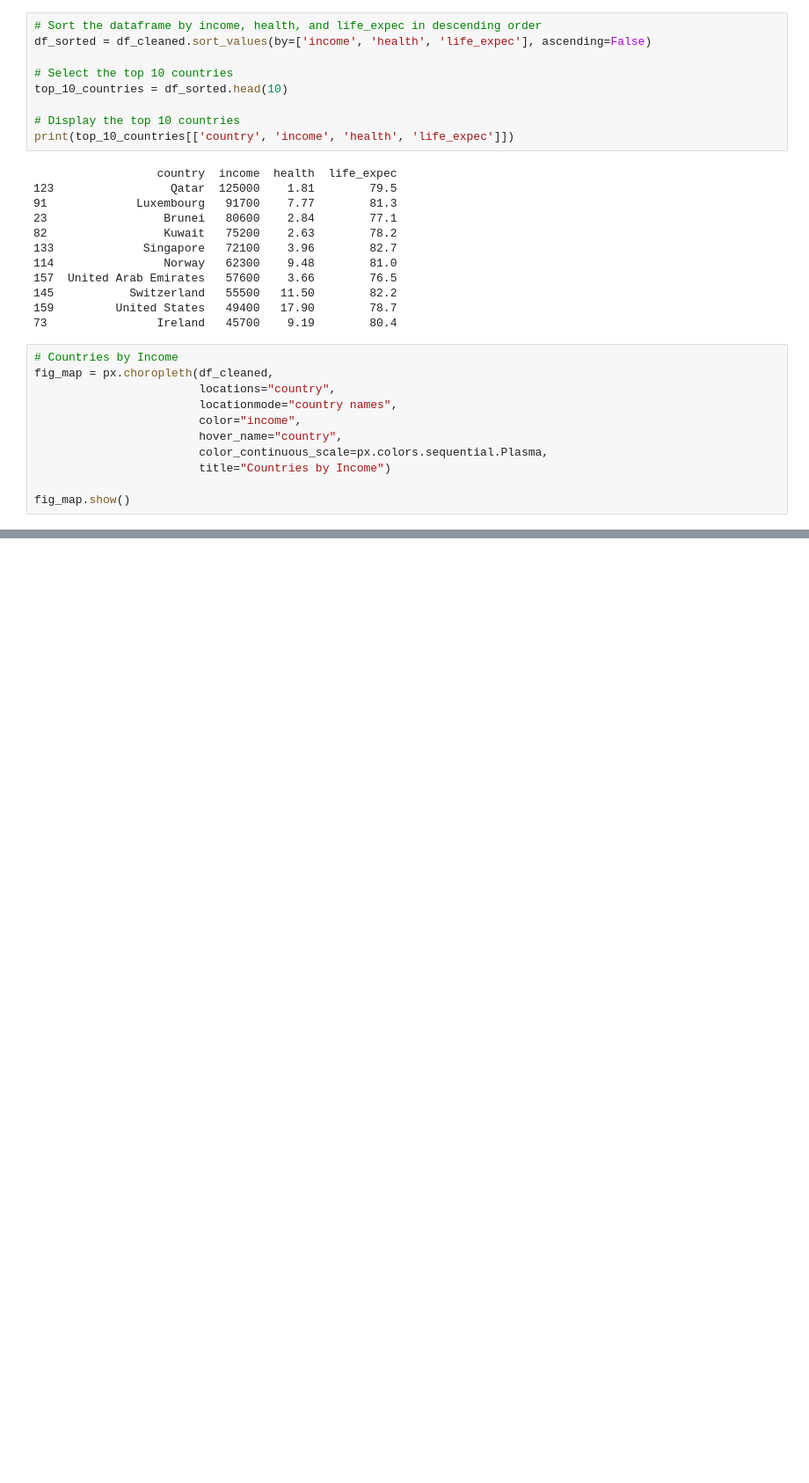
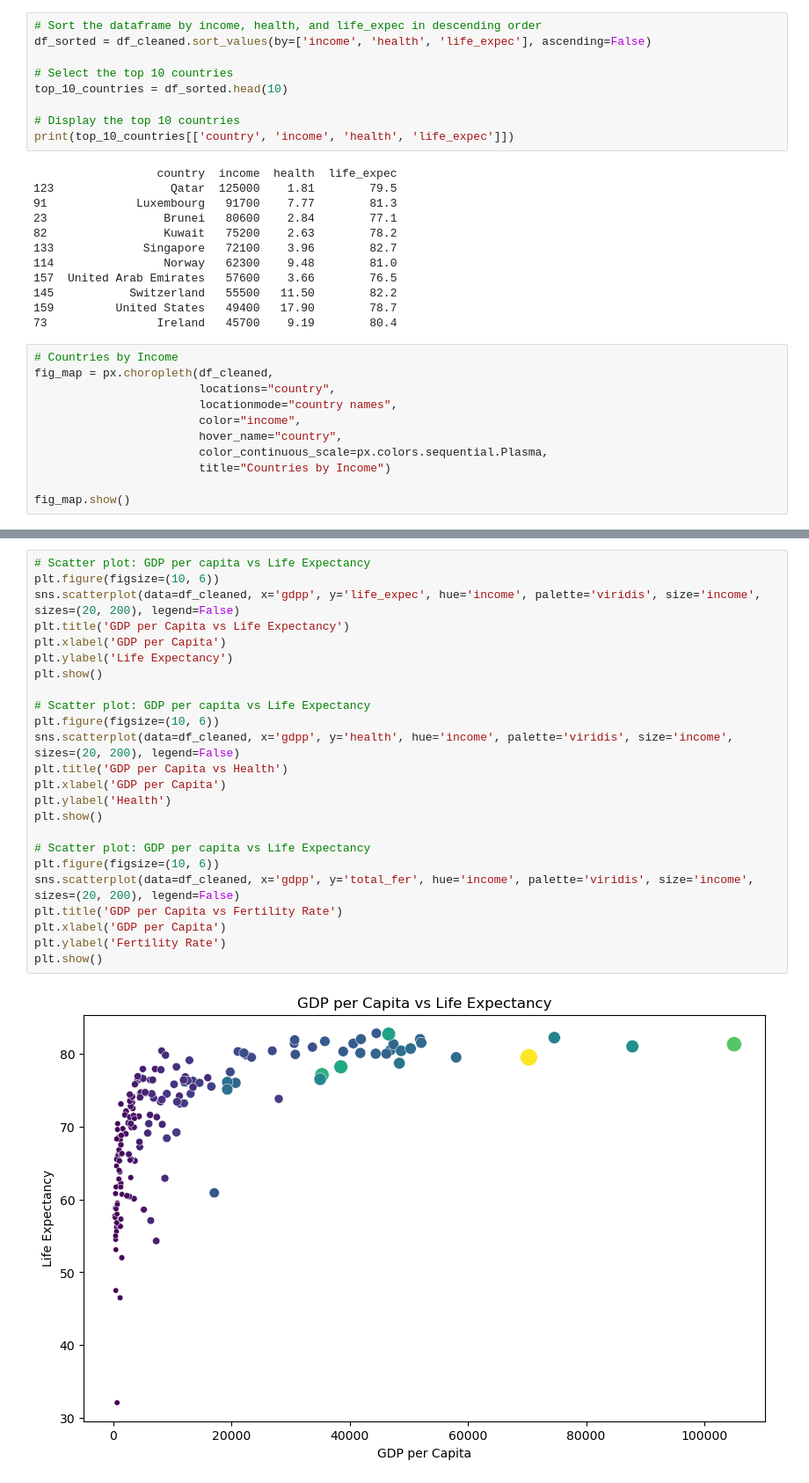
Before and after one commit to ib-frida/COVI19-Challenge, a Jupyter notebook: main.ipynb, the cells around one changed output, grey strips where cells are left out. Shown: that part at 88% size. Drawn from its saved outputs; the diff is of its cells as text; blank space fills up the shorter version.

```diff
--- a/main.ipynb
+++ b/main.ipynb
@@ -137,0 +181,26 @@ fig_map.show()
+# %%
+# Scatter plot: GDP per capita vs Life Expectancy
+plt.figure(figsize=(10, 6))
+sns.scatterplot(data=df_cleaned, x='gdpp', y='life_expec', hue='income', palette='viridis', size='income', sizes=(20, 200), legend=False)
+plt.title('GDP per Capita vs Life Expectancy')
+plt.xlabel('GDP per Capita')
+plt.ylabel('Life Expectancy')
+plt.show()
+
+# Scatter plot: GDP per capita vs Life Expectancy
+plt.figure(figsize=(10, 6))
+sns.scatterplot(data=df_cleaned, x='gdpp', y='health', hue='income', palette='viridis', size='income', sizes=(20, 200), legend=False)
+plt.title('GDP per Capita vs Health')
+plt.xlabel('GDP per Capita')
+plt.ylabel('Health')
+plt.show()
+
+# Scatter plot: GDP per capita vs Life Expectancy
+plt.figure(figsize=(10, 6))
+sns.scatterplot(data=df_cleaned, x='gdpp', y='total_fer', hue='income', palette='viridis', size='income', sizes=(20, 200), legend=False)
+plt.title('GDP per Capita vs Fertility Rate')
+plt.xlabel('GDP per Capita')
+plt.ylabel('Fertility Rate')
+plt.show()
+# %% [output]
+[figure, added]
```
Also changed, not shown: parts of 6 cells of this notebook, 1 other file.
